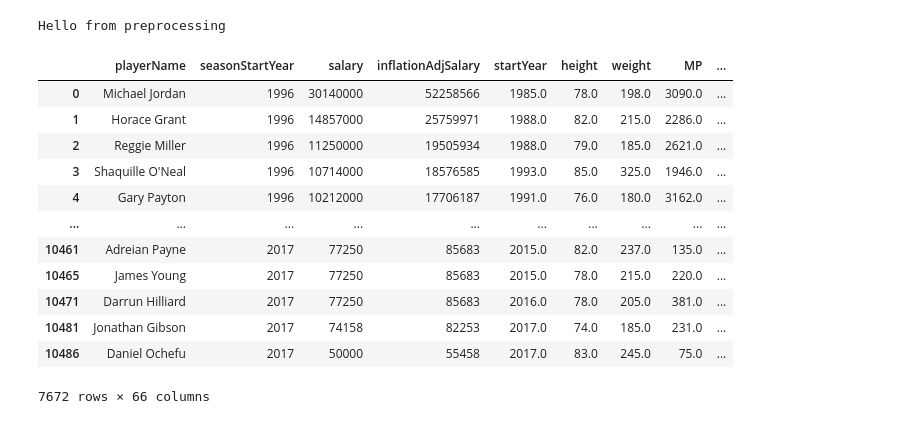
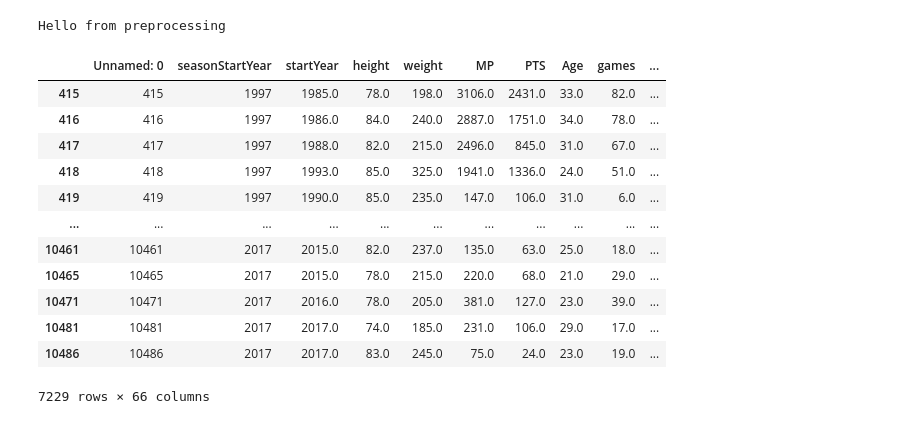
Before and after one commit to RiyaAg/EECS-545---Predicting-NBA-Player-s-Salary, a Jupyter notebook: models/Linear_Regression_modified.ipynb, the cells around one changed output. Saved outputs shown, nothing was run; the diff lists cells and outputs as text; code cells hidden in the pictures.

```diff
--- a/models/Linear_Regression_modified.ipynb
+++ b/models/Linear_Regression_modified.ipynb
@@ -44,21 +47,22 @@ preprocessing.hello()
 Hello from preprocessing
 # %%
 # nba_initial = pd.read_csv('cleaned.csv', index_col=[0])
-nba = preprocessing.get_cleaned_baseline_data('../data/cleaned_data/base_cleaned.csv')
+nba = preprocessing.get_cleaned_baseline_data('../data/cleaned_data/base_cleaned_prev_year_salary.csv')
+nba = preprocessing.add_log_y_values(nba)
 nba
 # %% [output]
-|  | playerName | seasonStartYear | salary | inflationAdjSalary | startYear | height | weight | MP | ... |
-| 0 | Michael Jordan | 1996 | 30140000 | 52258566 | 1985.0 | 78.0 | 198.0 | 3090.0 | ... |
-| 1 | Horace Grant | 1996 | 14857000 | 25759971 | 1988.0 | 82.0 | 215.0 | 2286.0 | ... |
-| 2 | Reggie Miller | 1996 | 11250000 | 19505934 | 1988.0 | 79.0 | 185.0 | 2621.0 | ... |
-| 3 | Shaquille O'Neal | 1996 | 10714000 | 18576585 | 1993.0 | 85.0 | 325.0 | 1946.0 | ... |
-| 4 | Gary Payton | 1996 | 10212000 | 17706187 | 1991.0 | 76.0 | 180.0 | 3162.0 | ... |
-| ... | ... | ... | ... | ... | ... | ... | ... | ... | ... |
-| 10461 | Adreian Payne | 2017 | 77250 | 85683 | 2015.0 | 82.0 | 237.0 | 135.0 | ... |
-| 10465 | James Young | 2017 | 77250 | 85683 | 2015.0 | 78.0 | 215.0 | 220.0 | ... |
-| 10471 | Darrun Hilliard | 2017 | 77250 | 85683 | 2016.0 | 78.0 | 205.0 | 381.0 | ... |
-| 10481 | Jonathan Gibson | 2017 | 74158 | 82253 | 2017.0 | 74.0 | 185.0 | 231.0 | ... |
-| 10486 | Daniel Ochefu | 2017 | 50000 | 55458 | 2017.0 | 83.0 | 245.0 | 75.0 | ... |
+|  | Unnamed: 0 | seasonStartYear | startYear | height | weight | MP | PTS | Age | games | ... |
+| 415 | 415 | 1997 | 1985.0 | 78.0 | 198.0 | 3106.0 | 2431.0 | 33.0 | 82.0 | ... |
+| 416 | 416 | 1997 | 1986.0 | 84.0 | 240.0 | 2887.0 | 1751.0 | 34.0 | 78.0 | ... |
+| 417 | 417 | 1997 | 1988.0 | 82.0 | 215.0 | 2496.0 | 845.0 | 31.0 | 67.0 | ... |
+| 418 | 418 | 1997 | 1993.0 | 85.0 | 325.0 | 1941.0 | 1336.0 | 24.0 | 51.0 | ... |
+| 419 | 419 | 1997 | 1990.0 | 85.0 | 235.0 | 147.0 | 106.0 | 31.0 | 6.0 | ... |
+| ... | ... | ... | ... | ... | ... | ... | ... | ... | ... | ... |
+| 10461 | 10461 | 2017 | 2015.0 | 82.0 | 237.0 | 135.0 | 63.0 | 25.0 | 18.0 | ... |
+| 10465 | 10465 | 2017 | 2015.0 | 78.0 | 215.0 | 220.0 | 68.0 | 21.0 | 29.0 | ... |
+| 10471 | 10471 | 2017 | 2016.0 | 78.0 | 205.0 | 381.0 | 127.0 | 23.0 | 39.0 | ... |
+| 10481 | 10481 | 2017 | 2017.0 | 74.0 | 185.0 | 231.0 | 106.0 | 29.0 | 17.0 | ... |
+| 10486 | 10486 | 2017 | 2017.0 | 83.0 | 245.0 | 75.0 | 24.0 | 23.0 | 19.0 | ... |
-7672 rows × 66 columns
+7229 rows × 66 columns
 # %%
 
```
Also changed, not shown: parts of 20 cells of this notebook, 3 other files.
